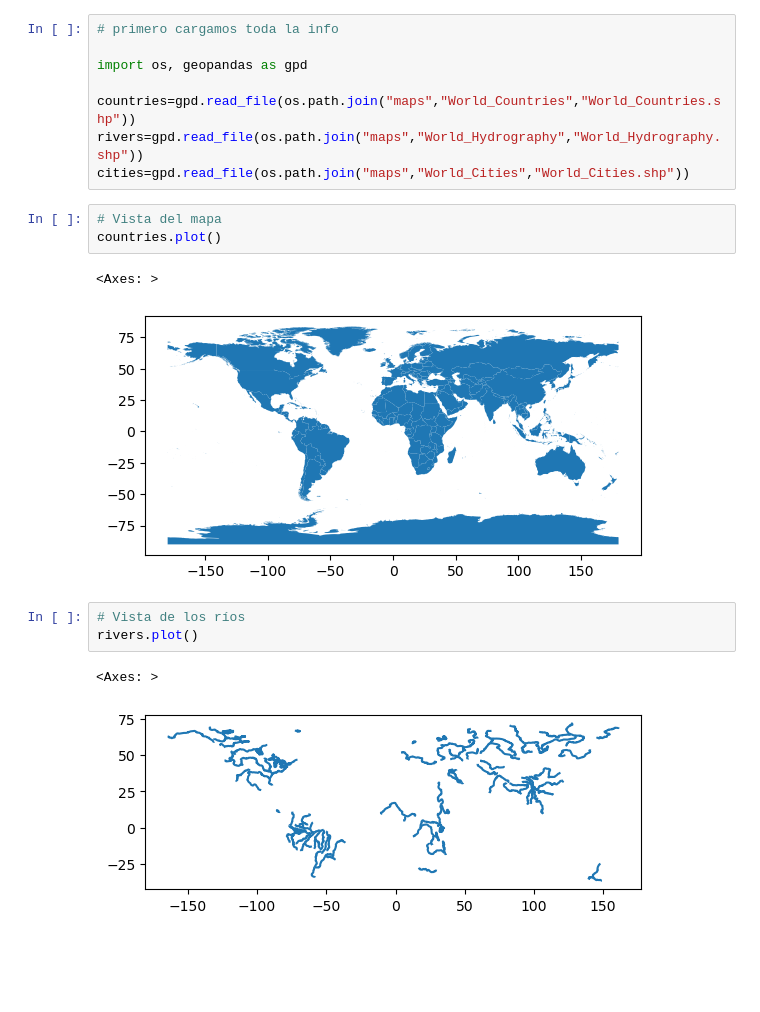
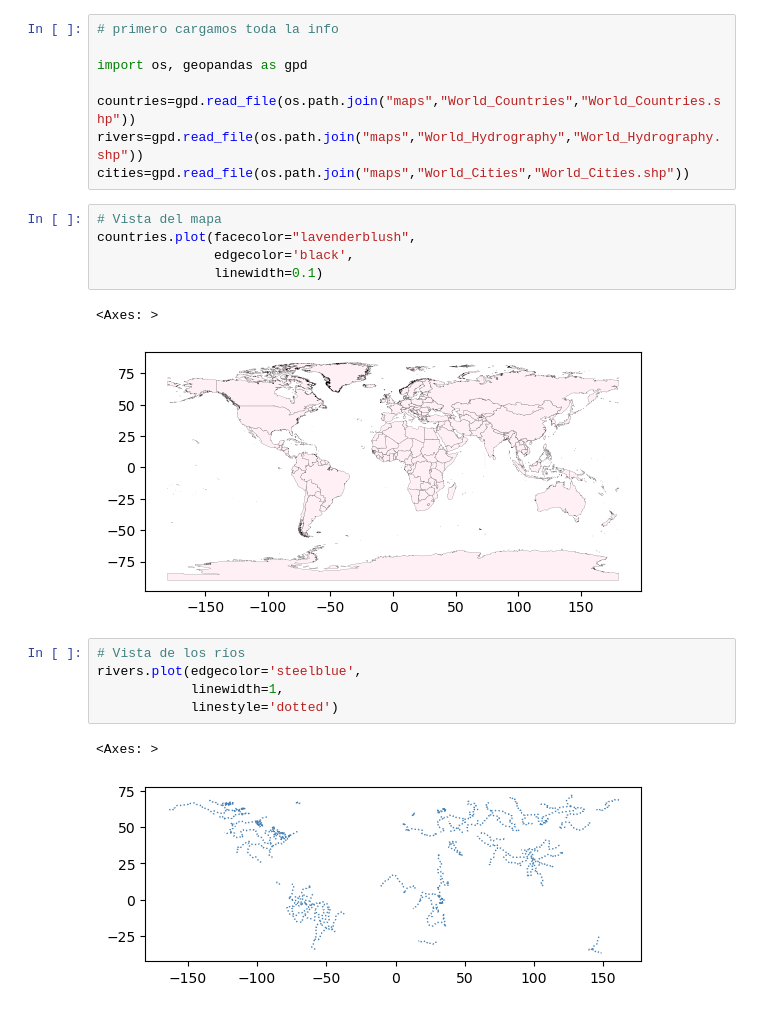
Before and after one commit to ZurinaGarcia/simpleplot, a Jupyter notebook: Untitled.ipynb, the cells around one changed output. Drawn from its saved outputs; the diff is of its cells as text; blank space fills up the shorter version.

```diff
--- a/Untitled.ipynb
+++ b/Untitled.ipynb
@@ -8,16 +8,20 @@ rivers=gpd.read_file(os.path.join("maps","World_Hydrography","World_Hydrography.
 cities=gpd.read_file(os.path.join("maps","World_Cities","World_Cities.shp"))
 # %%
 # Vista del mapa
-countries.plot()
+countries.plot(facecolor="lavenderblush",
+               edgecolor='black',
+               linewidth=0.1)
 # %% [output]
 <Axes: >
-[figure, old version]
+[figure, new version]
 # %%
 # Vista de los ríos
-rivers.plot()
+rivers.plot(edgecolor='steelblue',
+            linewidth=1,
+            linestyle='dotted')
 # %% [output]
 <Axes: >
-[figure, old version]
+[figure, new version]
 # %%
 # Vista de las ciudades
 
```
Also changed, not shown: parts of 13 cells of this notebook.
